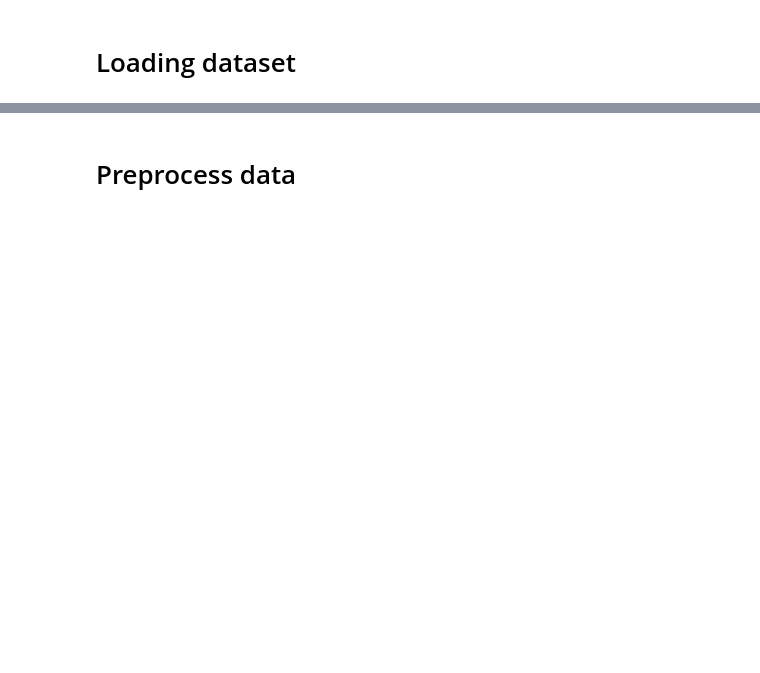
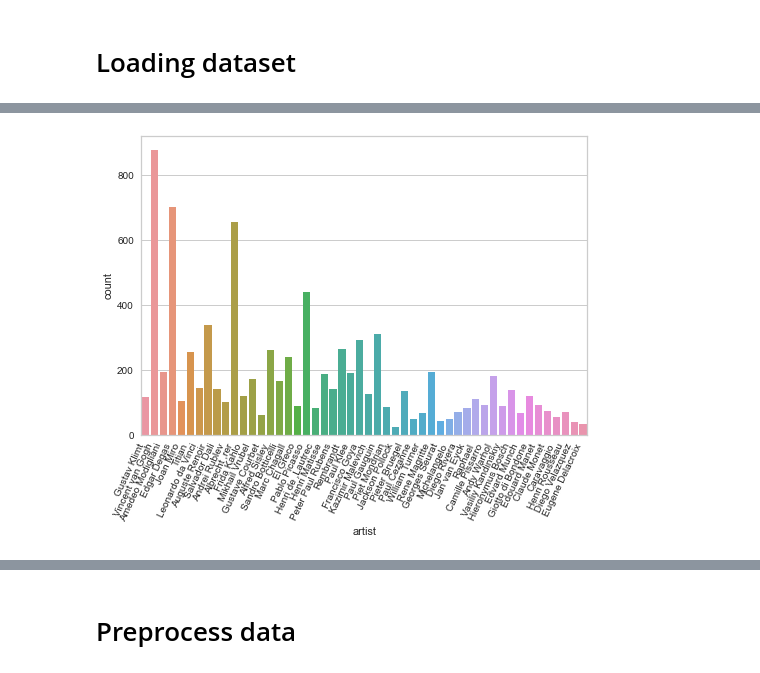
Before and after one commit to marlizana/art-project, a Jupyter notebook: import.ipynb, the cells around one changed output, grey strips where cells are left out. Cells and saved outputs as stored; diff of their text form; code cells hidden in the pictures; blank space fills up the shorter version.

```diff
--- a/import.ipynb
+++ b/import.ipynb
@@ -56,2 +77,2 @@ def open_images (directory):
 # %%
-holi = open_images ("data/resized/resized/**")
+images, names = open_images_names ("data/resized/resized/**")
@@ -79,0 +105,7 @@ X = arts[:size]
+# %%
+df = pd.DataFrame(images, columns = ['images'])
+# %%
+df['artist'] = names
+# %%
+le = LabelEncoder()
+df['code'] = le.fit_transform(df['artist'])
@@ -79,0 +121,5 @@ X = arts[:size]
+# %%
+artists_plot = sns.countplot(df['artist'])
+_ = artists_plot.set_xticklabels(artists_plot.get_xticklabels(), rotation=65, horizontalalignment='right')
+# %% [output]
+[figure, added]
```
Also changed, not shown: parts of 47 cells of this notebook.
